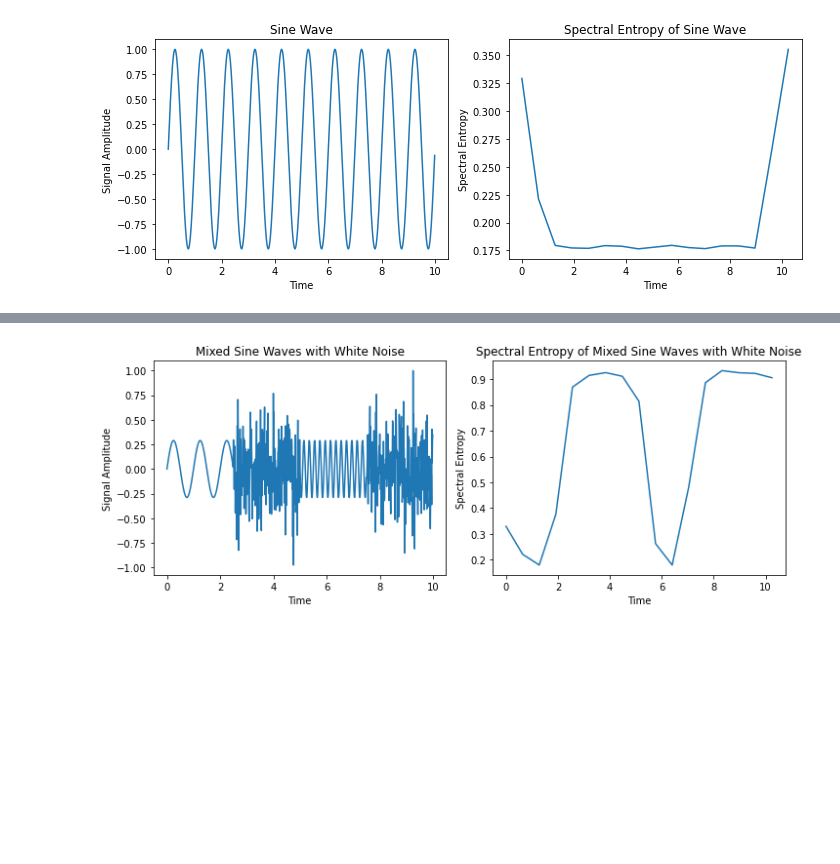
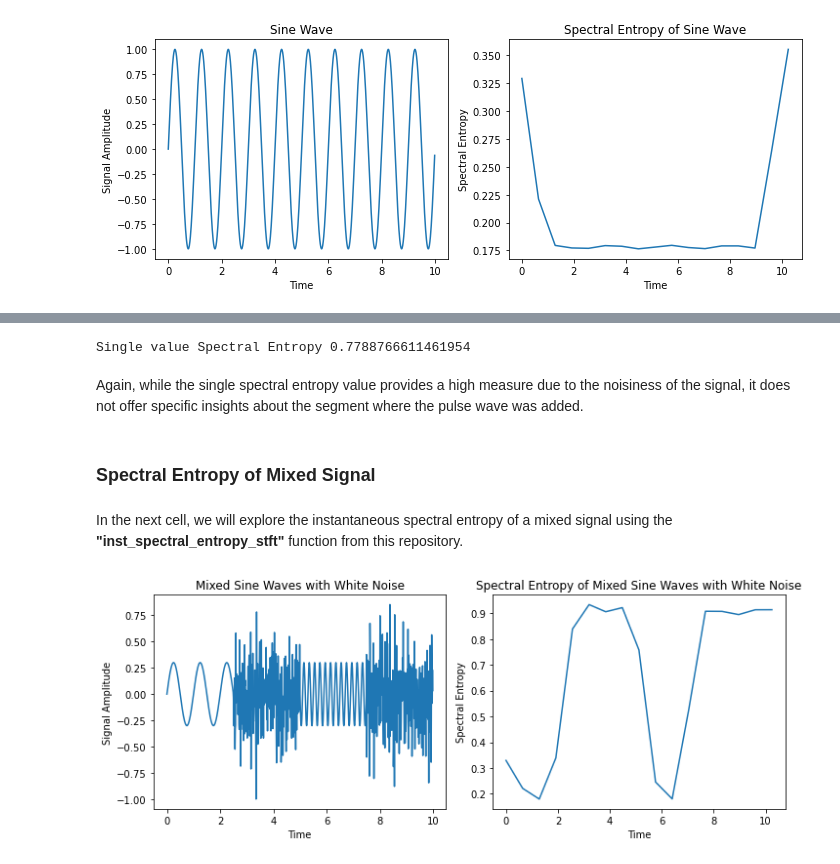
Before and after one commit to gsantosmdias/NonstationarySignalAnalysis, a Jupyter notebook: notebooks/SpectralEntropy.ipynb, the cells around one changed output, grey strips where cells are left out. Saved outputs shown, nothing was run; the diff lists cells and outputs as text; code cells hidden in the pictures; blank space fills up the shorter version.

```diff
--- a/notebooks/SpectralEntropy.ipynb
+++ b/notebooks/SpectralEntropy.ipynb
@@ -117,7 +178,17 @@ plt.show()
+# %%
+print(f"Single value Spectral Entropy {spectral_entropy_welch_sv(pulse_mixed_signal, fs3)}")
+# %% [output]
+Single value Spectral Entropy 0.7788766611461954
+# %% [markdown]
+Again, while the single spectral entropy value provides a high measure due to the noisiness of the signal, it does not offer specific insights about the segment where the pulse wave was added.
+# %% [markdown]
+### Spectral Entropy of Mixed Signal
+# %% [markdown]
+In the next cell, we will explore the instantaneous spectral entropy of a mixed signal using the **"inst_spectral_entropy_stft"** function from this repository.
 # %%
-fs = 100  # Sampling frequency
+fs4 = 100  # Sampling frequency
 T = 10  # Duration of the signal (in seconds)
-t = np.arange(0, T, 1/fs)  # Time array
+t = np.arange(0, T, 1/fs4)  # Time array
 
 # Generate sine waves with different frequencies and durations
 f1 = 1  # Frequency of the first sine wave
@@ -130,32 +201,32 @@ white_noise_1 = np.random.normal(0, 1, len(t[int(len(t)/2):int(3*len(t)/4)]))  #
 white_noise_2 = np.random.normal(0, 1, len(t[int(3*len(t)/4):]))  # White noise signal 2
 
 # Combine the signals to create the final intercalated signal
 x = np.concatenate((sine_wave_1, white_noise_1, sine_wave_2, white_noise_2))
 
 # Normalize the signal to have values between -1 and 1
 x = x / np.max(np.abs(x))
 
 # Create a figure with two subplots
 fig, axs = plt.subplots(1, 2, figsize=(10, 4))
 
 # Plot the first subplot
 axs[0].plot(t, x)
 axs[0].set_xlabel('Time')
 axs[0].set_ylabel('Signal Amplitude')
 axs[0].set_title('Mixed Sine Waves with White Noise')
 
 # Calculate the spectral entropy
-t, se = inst_spectral_entropy_stft(x, fs)
+t, se = inst_spectral_entropy_stft(x, fs4)
 
 # Plot the second subplot
 axs[1].plot(t, se)
 axs[1].set_xlabel('Time')
 axs[1].set_ylabel('Spectral Entropy')
 axs[1].set_title('Spectral Entropy of Mixed Sine Waves with White Noise')
 # Adjust the spacing between subplots
 plt.tight_layout()
 
 # Show the figure
 plt.show()
 # %% [output]
-[figure, old version]
+[figure, new version]
```
Also changed, not shown: parts of 24 cells of this notebook.
